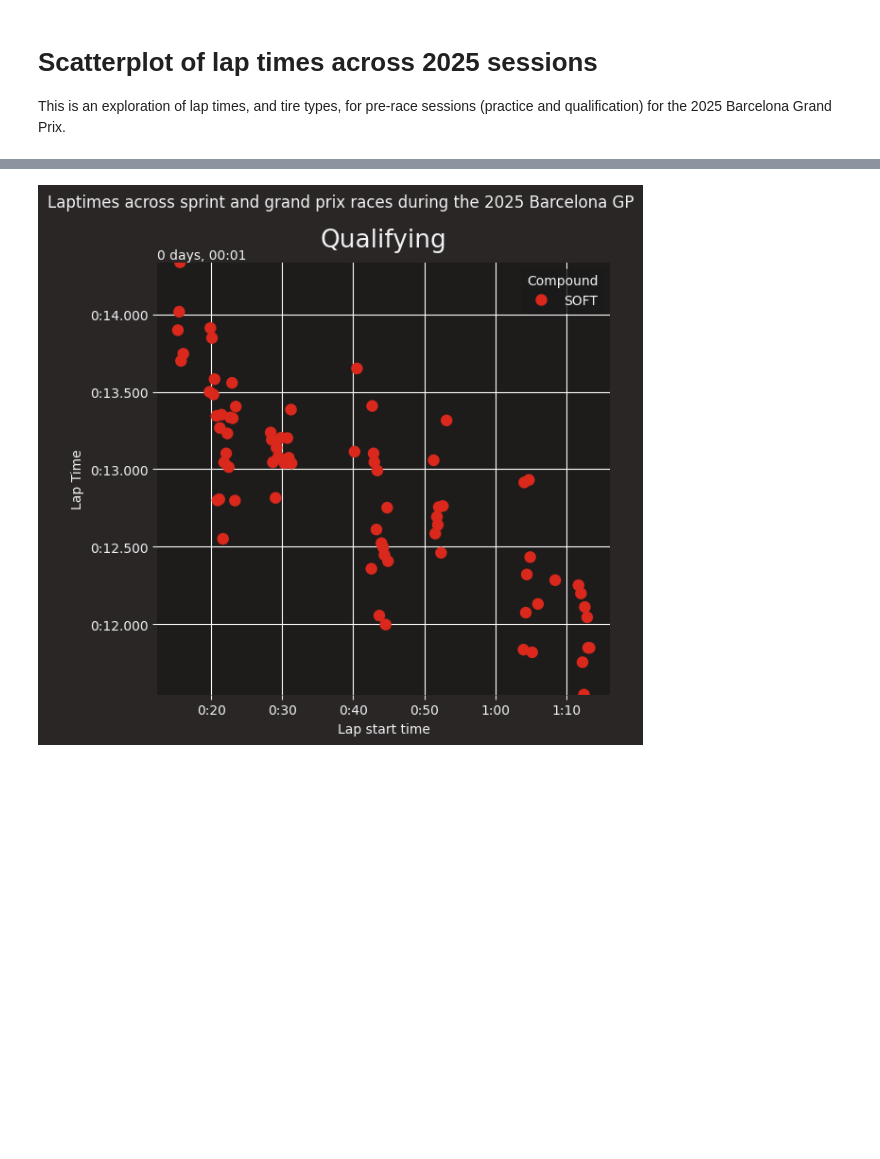
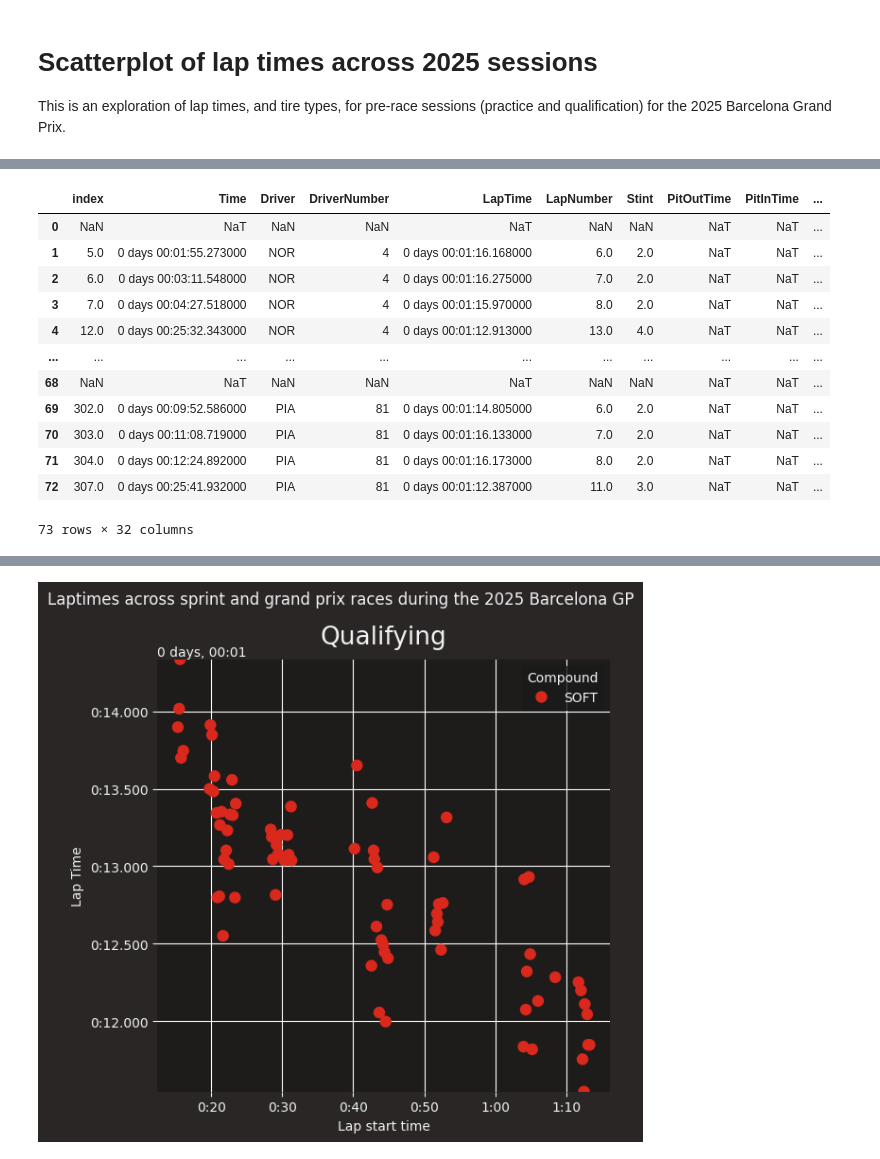
Before and after one commit to matt-bernhardt/f1-notebooks, a Jupyter notebook: notebooks/barcelona25/laptimes-scatterplot.ipynb, the cells around one changed output, grey strips where cells are left out. Drawn from its saved outputs; the diff is of its cells as text; code cells hidden in the pictures; blank space fills up the shorter version.

```diff
--- a/notebooks/barcelona25/laptimes-scatterplot.ipynb
+++ b/notebooks/barcelona25/laptimes-scatterplot.ipynb
@@ -72,3 +75,19 @@ FP3: 0 days 00:01:12.387000   0 days 00:01:17.408000
+# %%
+temp_laps
+# %% [output]
+|  | index | Time | Driver | DriverNumber | LapTime | LapNumber | Stint | PitOutTime | PitInTime | ... |
+| 0 | NaN | NaT | NaN | NaN | NaT | NaN | NaN | NaT | NaT | ... |
+| 1 | 5.0 | 0 days 00:01:55.273000 | NOR | 4 | 0 days 00:01:16.168000 | 6.0 | 2.0 | NaT | NaT | ... |
+| 2 | 6.0 | 0 days 00:03:11.548000 | NOR | 4 | 0 days 00:01:16.275000 | 7.0 | 2.0 | NaT | NaT | ... |
+| 3 | 7.0 | 0 days 00:04:27.518000 | NOR | 4 | 0 days 00:01:15.970000 | 8.0 | 2.0 | NaT | NaT | ... |
+| 4 | 12.0 | 0 days 00:25:32.343000 | NOR | 4 | 0 days 00:01:12.913000 | 13.0 | 4.0 | NaT | NaT | ... |
+| ... | ... | ... | ... | ... | ... | ... | ... | ... | ... | ... |
+| 68 | NaN | NaT | NaN | NaN | NaT | NaN | NaN | NaT | NaT | ... |
+| 69 | 302.0 | 0 days 00:09:52.586000 | PIA | 81 | 0 days 00:01:14.805000 | 6.0 | 2.0 | NaT | NaT | ... |
+| 70 | 303.0 | 0 days 00:11:08.719000 | PIA | 81 | 0 days 00:01:16.133000 | 7.0 | 2.0 | NaT | NaT | ... |
+| 71 | 304.0 | 0 days 00:12:24.892000 | PIA | 81 | 0 days 00:01:16.173000 | 8.0 | 2.0 | NaT | NaT | ... |
+| 72 | 307.0 | 0 days 00:25:41.932000 | PIA | 81 | 0 days 00:01:12.387000 | 11.0 | 3.0 | NaT | NaT | ... |
+73 rows × 32 columns
 # %%
 # fig, (ax1, ax2, ax3, ax4) = plt.subplots(1, 4, figsize=(24, 6))
 fig, (ax1, ax2, ax3) = plt.subplots(1, 3, figsize=(18, 6))
```
Also changed, not shown: parts of 5 cells of this notebook.
